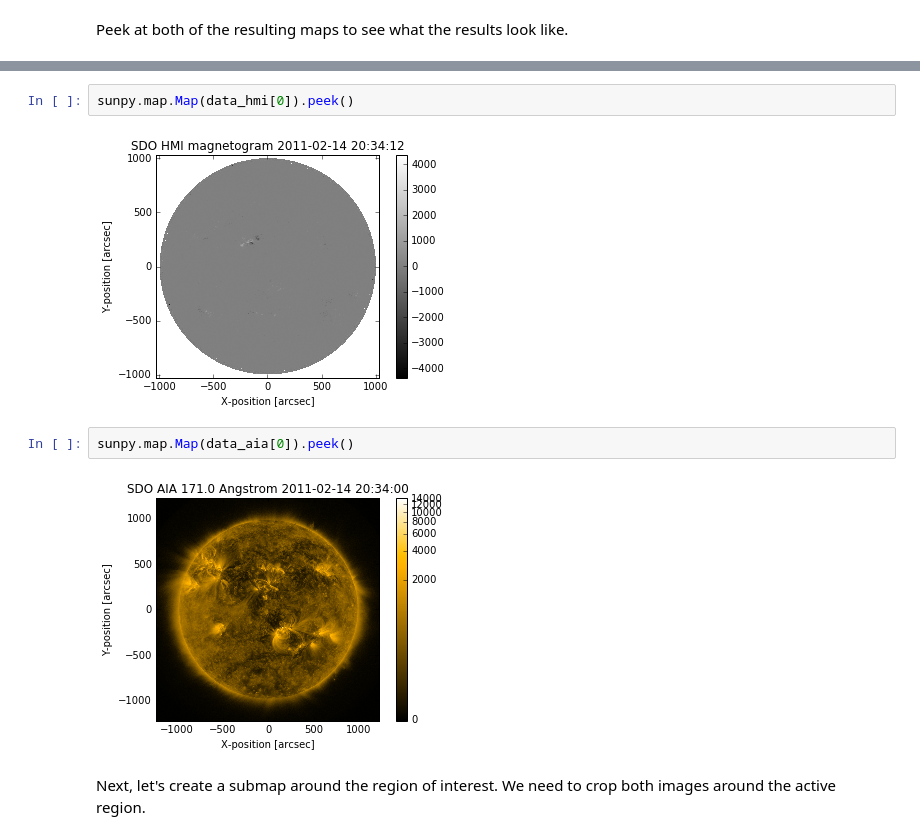
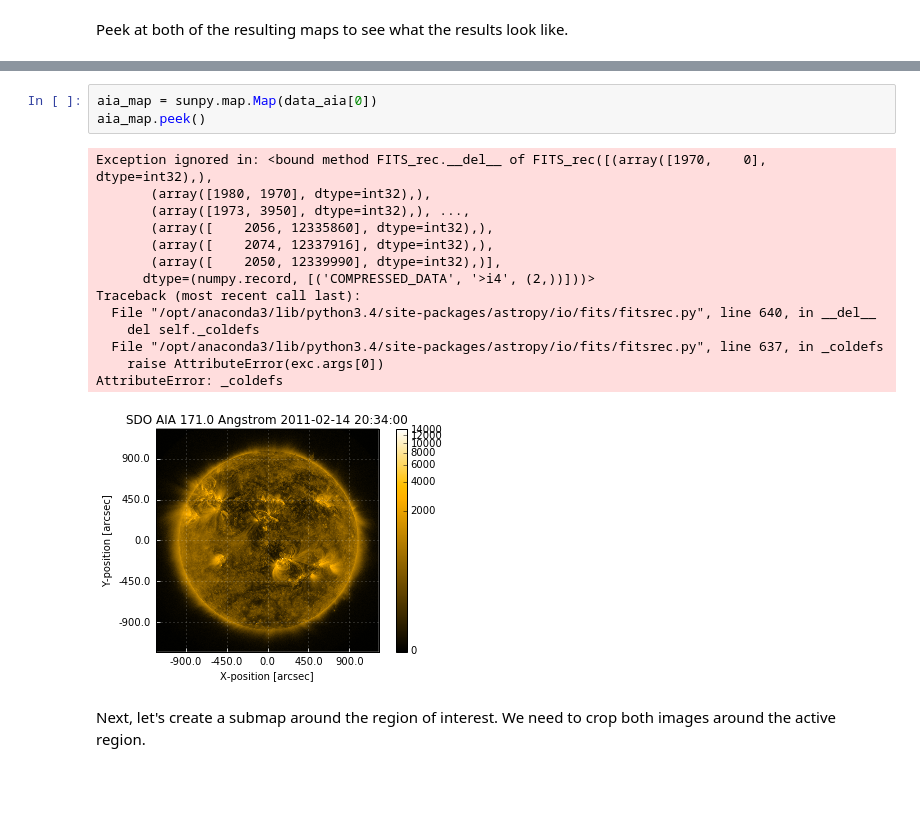
Before and after one commit to wtbarnes/research_notebook, a Jupyter notebook: FieldLineViz/field_line_viz_pipeline_example.ipynb, the cells around one changed output, grey strips where cells are left out. Drawn from its saved outputs; the diff is of its cells as text; blank space fills up the shorter version.

```diff
--- a/FieldLineViz/field_line_viz_pipeline_example.ipynb
+++ b/FieldLineViz/field_line_viz_pipeline_example.ipynb
@@ -65,11 +101,21 @@ Peek at both of the resulting maps to see what the results look like.
 # %%
-sunpy.map.Map(data_hmi[0]).peek()
+aia_map = sunpy.map.Map(data_aia[0])
+aia_map.peek()
 # %% [output]
+Exception ignored in: <bound method FITS_rec.__del__ of FITS_rec([(array([1970,    0], dtype=int32),),
+       (array([1980, 1970], dtype=int32),),
+       (array([1973, 3950], dtype=int32),), ...,
+       (array([    2056, 12335860], dtype=int32),),
+       (array([    2074, 12337916], dtype=int32),),
+       (array([    2050, 12339990], dtype=int32),)],
+      dtype=(numpy.record, [('COMPRESSED_DATA', '>i4', (2,))]))>
+Traceback (most recent call last):
+  File "/opt/anaconda3/lib/python3.4/site-packages/astropy/io/fits/fitsrec.py", line 640, in __del__
+    del self._coldefs
+  File "/opt/anaconda3/lib/python3.4/site-packages/astropy/io/fits/fitsrec.py", line 637, in _coldefs
+    raise AttributeError(exc.args[0])
+AttributeError: _coldefs
-[figure, old version]
+[figure, new version]
-# %%
-sunpy.map.Map(data_aia[0]).peek()
-# %% [output]
-[figure, removed]
 # %% [markdown]
 Next, let's create a submap around the region of interest. We need to crop both images around the active region.
 # %%
```
Also changed, not shown: parts of 16 cells of this notebook.
